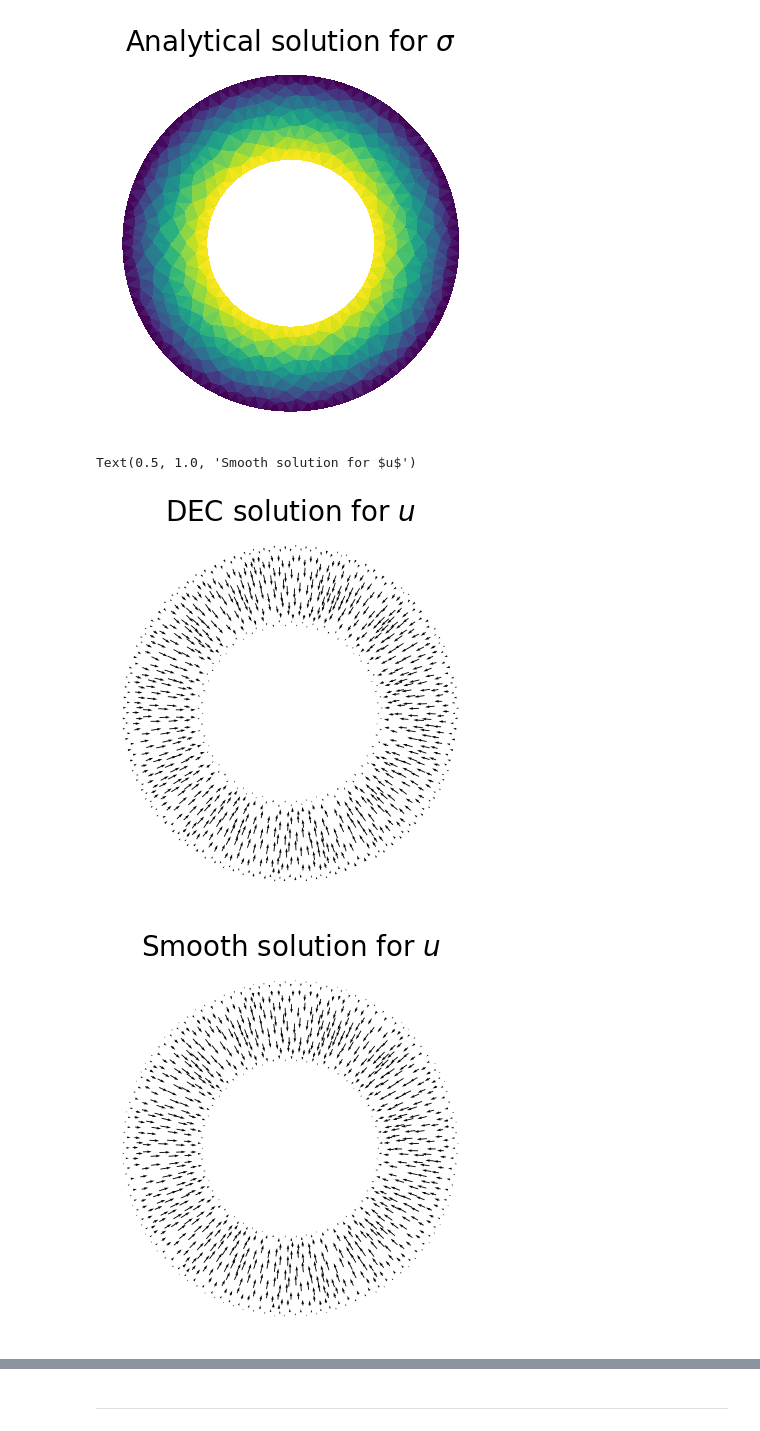
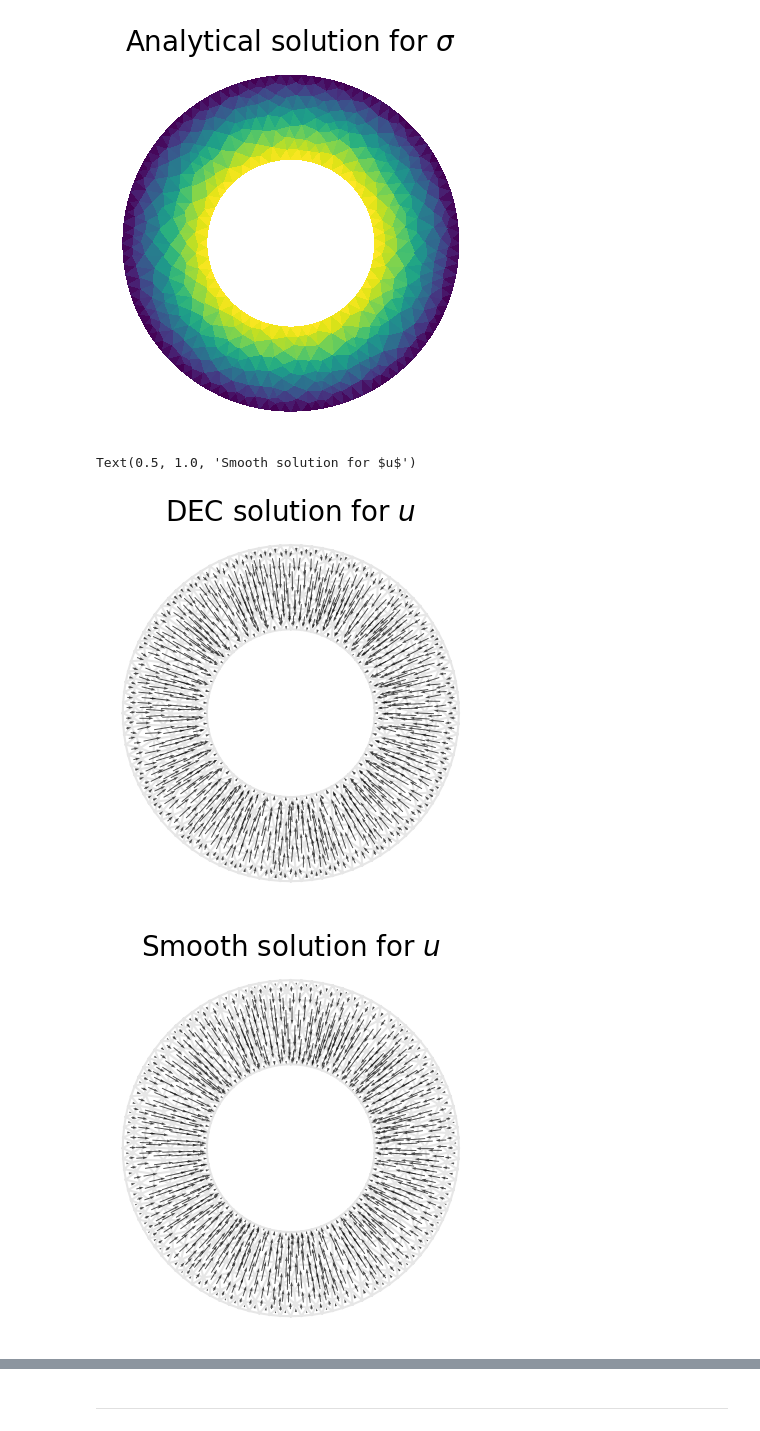
Before and after one commit to discrete-exterior-calculus/dec-icts-2025, a Jupyter notebook: PyDEC-intro.ipynb, the cells around one changed output, grey strips where cells are left out. Cells and saved outputs as stored; diff of their text form; code cells hidden in the pictures.

```diff
--- a/PyDEC-intro.ipynb
+++ b/PyDEC-intro.ipynb
@@ -241,7 +242,7 @@ dual_lines -= remove_dual_lines
 dual_lines = list(dual_lines)
 col = LineCollection(dual_lines, zorder=1)
 col.set_linewidth(1)
-col.set_alpha(1)
+col.set_alpha(0.5)
 col.set_edgecolor((0, 0, 1))
 ax = plt.gca()
 ax.set_facecolor('none')
@@ -639,26 +641,26 @@ ax.set_title('Analytical solution for $\sigma$', fontsize=20);
 # %%
 # Visualize the solutions: u
 
 # Plot computed 1-form u via the proxy vector field
 plt.figure(); fig = plt.gcf(); ax = plt.gca()
 u_bases, u_arrows = simplex_quivers(sc, u)
-ax.quiver(u_bases[:, 0], u_bases[:, 1],
-          u_arrows[:, 0], u_arrows[:, 1],
-          units='dots', color='k')
+plt.triplot(vertices[:, 0], vertices[:, 1], triangles, color=(0.9, 0.9, 0.9))
+# ax.quiver(u_bases[:, 0], u_bases[:, 1], u_arrows[:, 0], u_arrows[:, 1], units='dots', color='k')
+ax.quiver(u_bases[:, 0], u_bases[:, 1], u_arrows[:, 0], u_arrows[:, 1], **custom_quiver)
 ax.set_aspect('equal'); plt.axis('off')
 ax.set_title("DEC solution for $u$", fontsize=20);
 
 # Plot true 1-form u via the proxy vector field
 plt.figure(); fig = plt.gcf(); ax = plt.gca()
 u_true_arrows = np.array(list(map(
     lambda x: np.dot(J_pol2cart(*cart2pol(*x)).T,
                      u_analytical(*cart2pol(*x))), u_bases)))
-ax.quiver(u_bases[:, 0], u_bases[:, 1],
-          u_true_arrows[:, 0], u_true_arrows[:, 1],
-          units='dots', color='k')
+plt.triplot(vertices[:, 0], vertices[:, 1], triangles, color=(0.9, 0.9, 0.9))
+# ax.quiver(u_bases[:, 0], u_bases[:, 1], u_true_arrows[:, 0], u_true_arrows[:, 1], units='dots', color='k')
+ax.quiver(u_bases[:, 0], u_bases[:, 1], u_true_arrows[:, 0], u_true_arrows[:, 1], **custom_quiver)
 ax.set_aspect('equal'); plt.axis('off')
 ax.set_title("Smooth solution for $u$", fontsize=20)
 # %% [output]
 Text(0.5, 1.0, 'Smooth solution for $u$')
-[figure, old version]
+[figure, new version]
-[figure, old version]
+[figure, new version]
```
Also changed, not shown: parts of 26 cells of this notebook.
